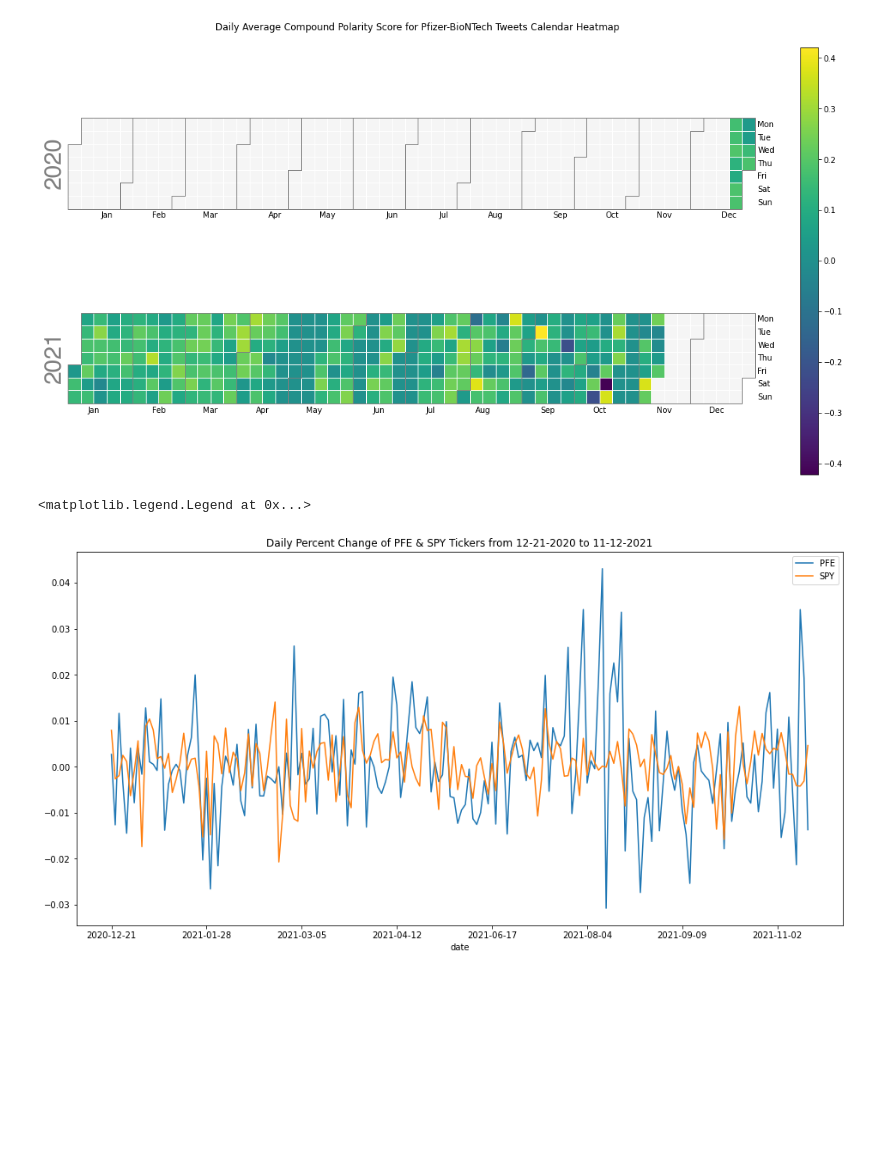
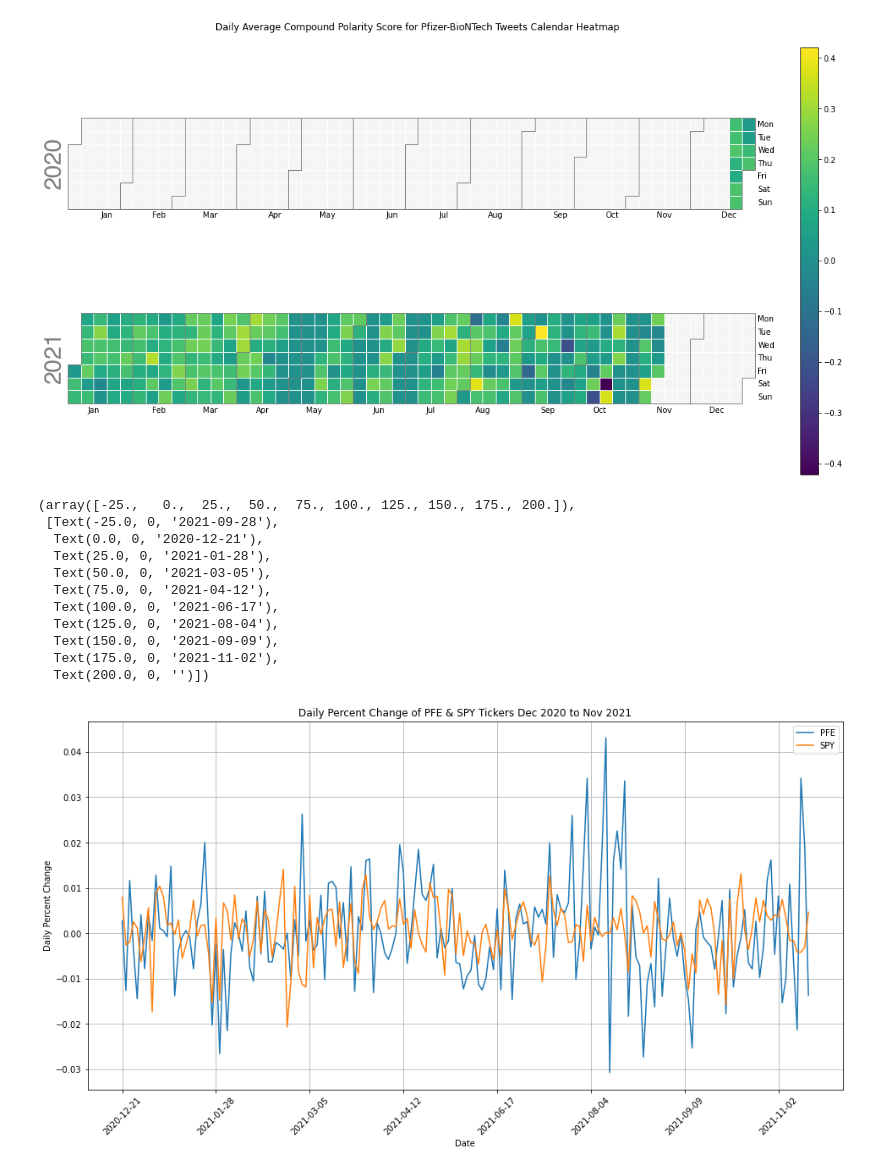
Before and after one commit to simonahendl/SI330_Final_Version2, a Jupyter notebook: SI330_Final.ipynb, the cells around one changed output. Saved outputs shown, nothing was run; the diff lists cells and outputs as text; code cells hidden in the pictures; blank space fills up the shorter version.

Commit message:
Second visual adjusted

```diff
--- a/SI330_Final.ipynb
+++ b/SI330_Final.ipynb
@@ -330,9 +340,28 @@ plot1 = calplot.calplot(data=compound_copy['compound_score'], cmap = None, figsi
 # %%
 comp_score_stocks_merged.set_index('date', inplace = True)
 # %%
-comp_score_stocks_merged['daily_percent_change_PFE'].plot(label="PFE", figsize=(16,8), title="Daily Percent Change of PFE & SPY Tickers from 12-21-2020 to 11-12-2021")
+fig, ax = plt.subplots(figsize=(12, 12))
+
+comp_score_stocks_merged['daily_percent_change_PFE'].plot(label="PFE", figsize=(16,8), title='Daily Percent Change of PFE & SPY Tickers Dec 2020 to Nov 2021')
 comp_score_stocks_merged['daily_percent_change_spy'].plot(label ='SPY')
+
+ax.set_ylabel('Daily Percent Change')
+ax.set_xlabel('Date')
+
 plt.legend()
+plt.grid()
+
+plt.xticks(rotation=45)
 # %% [output]
-<matplotlib.legend.Legend at 0x...>
+(array([-25.,   0.,  25.,  50.,  75., 100., 125., 150., 175., 200.]),
+ [Text(-25.0, 0, '2021-09-28'),
+  Text(0.0, 0, '2020-12-21'),
+  Text(25.0, 0, '2021-01-28'),
+  Text(50.0, 0, '2021-03-05'),
+  Text(75.0, 0, '2021-04-12'),
+  Text(100.0, 0, '2021-06-17'),
+  Text(125.0, 0, '2021-08-04'),
+  Text(150.0, 0, '2021-09-09'),
+  Text(175.0, 0, '2021-11-02'),
+  Text(200.0, 0, '')])
-[figure, old version]
+[figure, new version]
```
Also changed, not shown: parts of 3 cells of this notebook.
